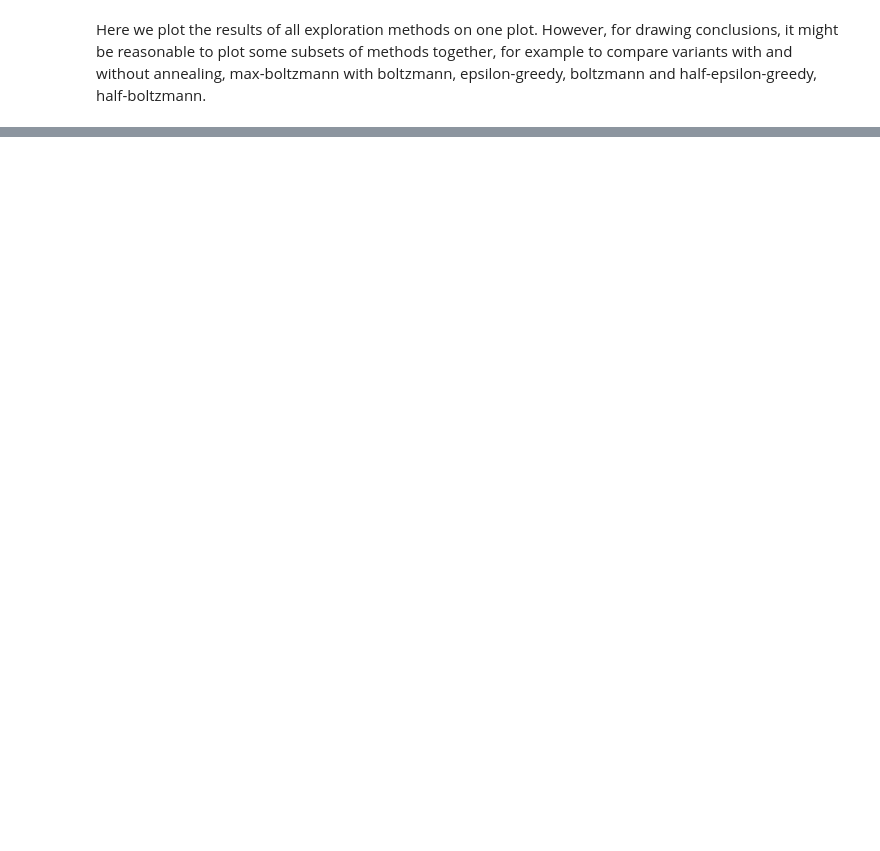
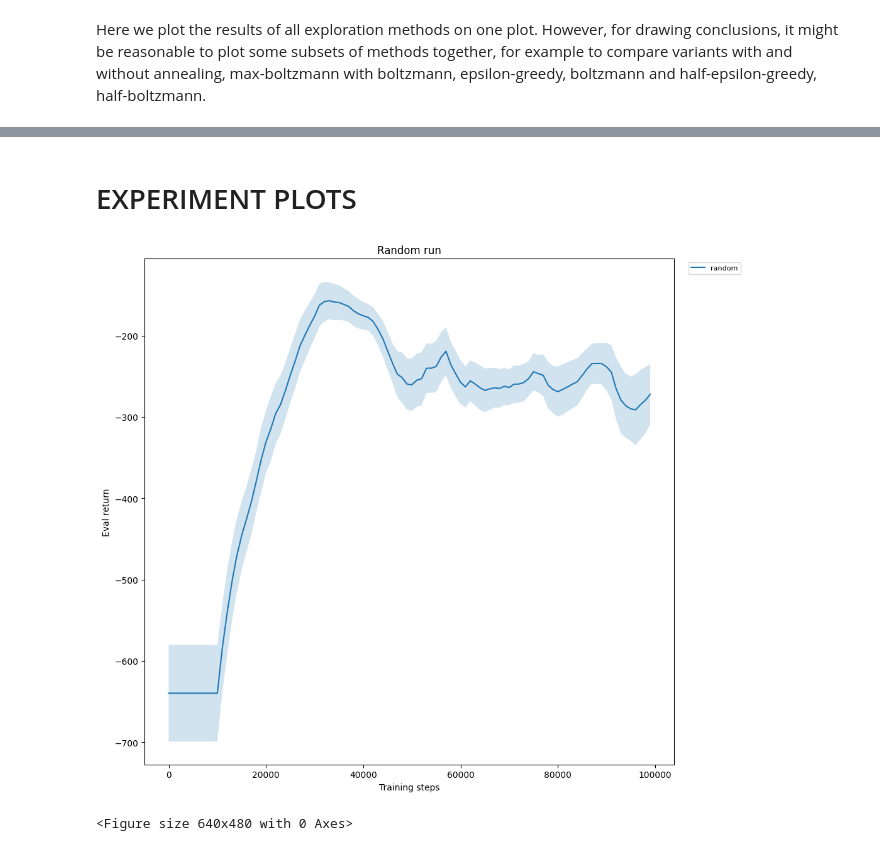
Before and after one commit to piotrbar250/DNN-MIMUW-2025, a Jupyter notebook: RL/hw_4_dqn_exploration_student.ipynb, the cells around one changed output, grey strips where cells are left out. Cells and saved outputs as stored; diff of their text form; code cells hidden in the pictures; blank space fills up the shorter version.

```diff
--- a/RL/hw_4_dqn_exploration_student.ipynb
+++ b/RL/hw_4_dqn_exploration_student.ipynb
@@ -1043,3 +811,17 @@ def plot_runs(run_dirs, eval_freq=1000, title=None, weight=0.9,
 
     plt.show()
     plt.clf()
+# %% [markdown]
+# EXPERIMENT PLOTS
+# %%
+runs = list_runs("checkpoints")
+dirs = []
+for r in runs:
+    meta = load_meta(r["dir"])
+    if "random" in meta.get("run_name", ""):
+        dirs.append(r["dir"])
+
+plot_runs(dirs, eval_freq=args.eval_freq, title="Random run")
+# %% [output]
+[figure, added]
+<Figure size 640x480 with 0 Axes>
```
Also changed, not shown: parts of 32 cells of this notebook.
